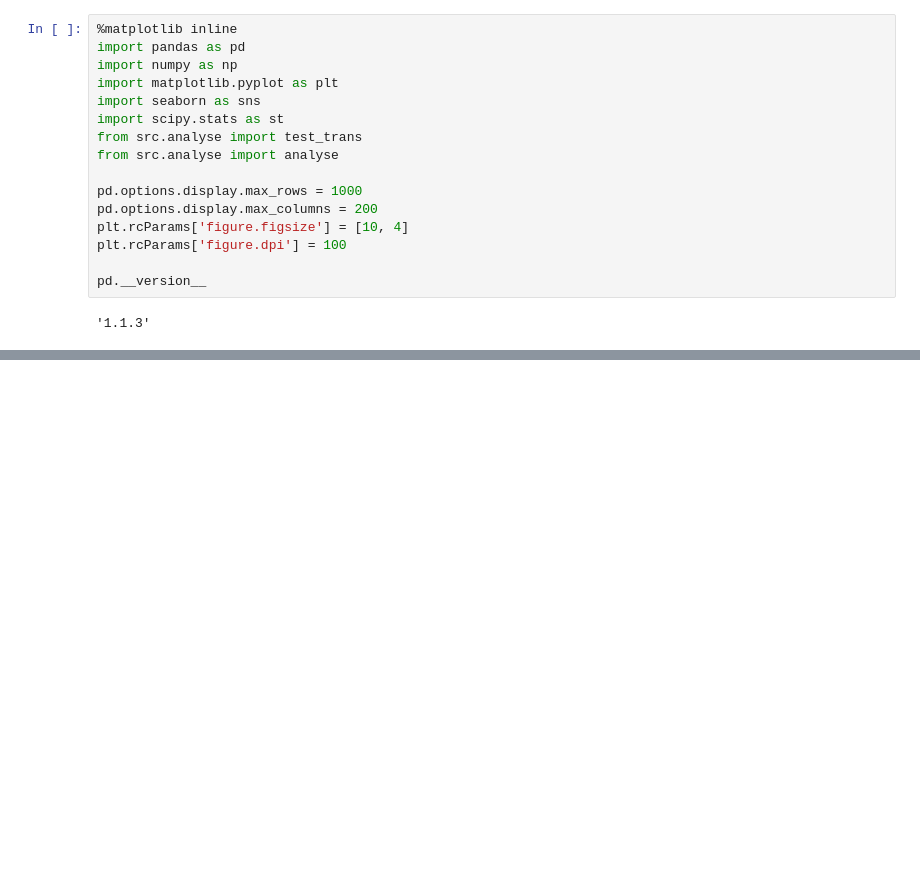
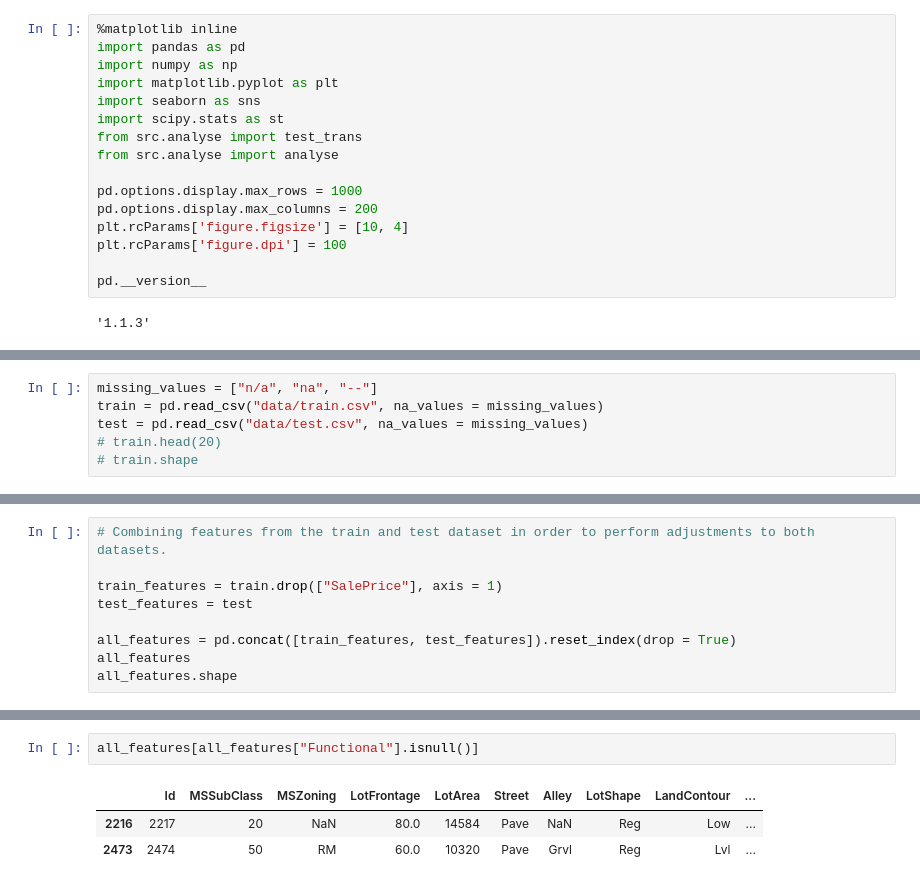
Before and after one commit to leonghchan/group-project, a Jupyter notebook: leon-eda.ipynb, the cells around one changed output, grey strips where cells are left out. Drawn from its saved outputs; the diff is of its cells as text; blank space fills up the shorter version.

```diff
--- a/leon-eda.ipynb
+++ b/leon-eda.ipynb
@@ -28,0 +19,6 @@ train.head()
+# %%
+missing_values = ["n/a", "na", "--"]
+train = pd.read_csv("data/train.csv", na_values = missing_values)
+test = pd.read_csv("data/test.csv", na_values = missing_values)
+# train.head(20)
+# train.shape
@@ -28,0 +42,9 @@ train.head()
+# %%
+# Combining features from the train and test dataset in order to perform adjustments to both datasets.
+
+train_features = train.drop(["SalePrice"], axis = 1)
+test_features = test
+
+all_features = pd.concat([train_features, test_features]).reset_index(drop = True)
+all_features
+all_features.shape
@@ -28,0 +104,6 @@ train.head()
+# %%
+all_features[all_features["Functional"].isnull()]
+# %% [output]
+|  | Id | MSSubClass | MSZoning | LotFrontage | LotArea | Street | Alley | LotShape | LandContour | ... |
+| 2216 | 2217 | 20 | NaN | 80.0 | 14584 | Pave | NaN | Reg | Low | ... |
+| 2473 | 2474 | 50 | RM | 60.0 | 10320 | Pave | Grvl | Reg | Lvl | ... |
```
Also changed, not shown: parts of 23 cells of this notebook, 1 other file.
